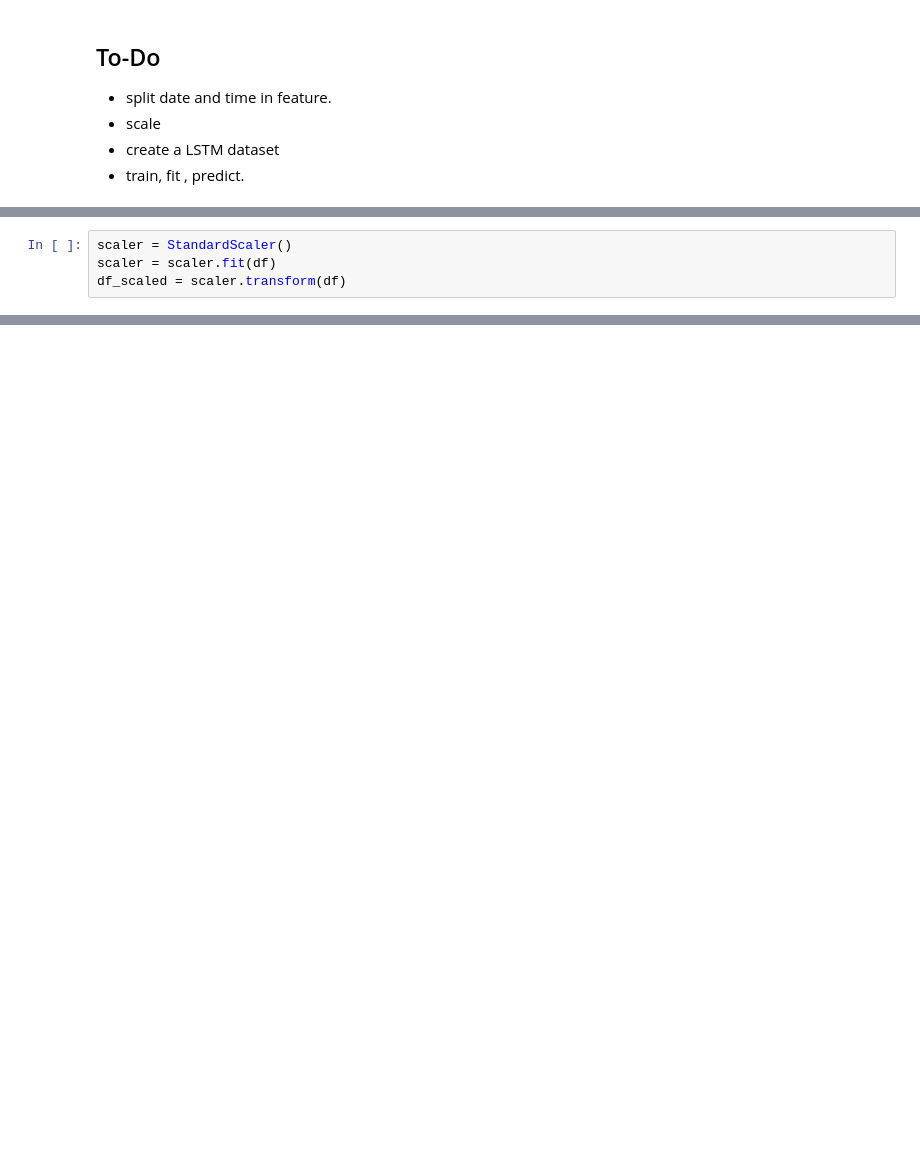
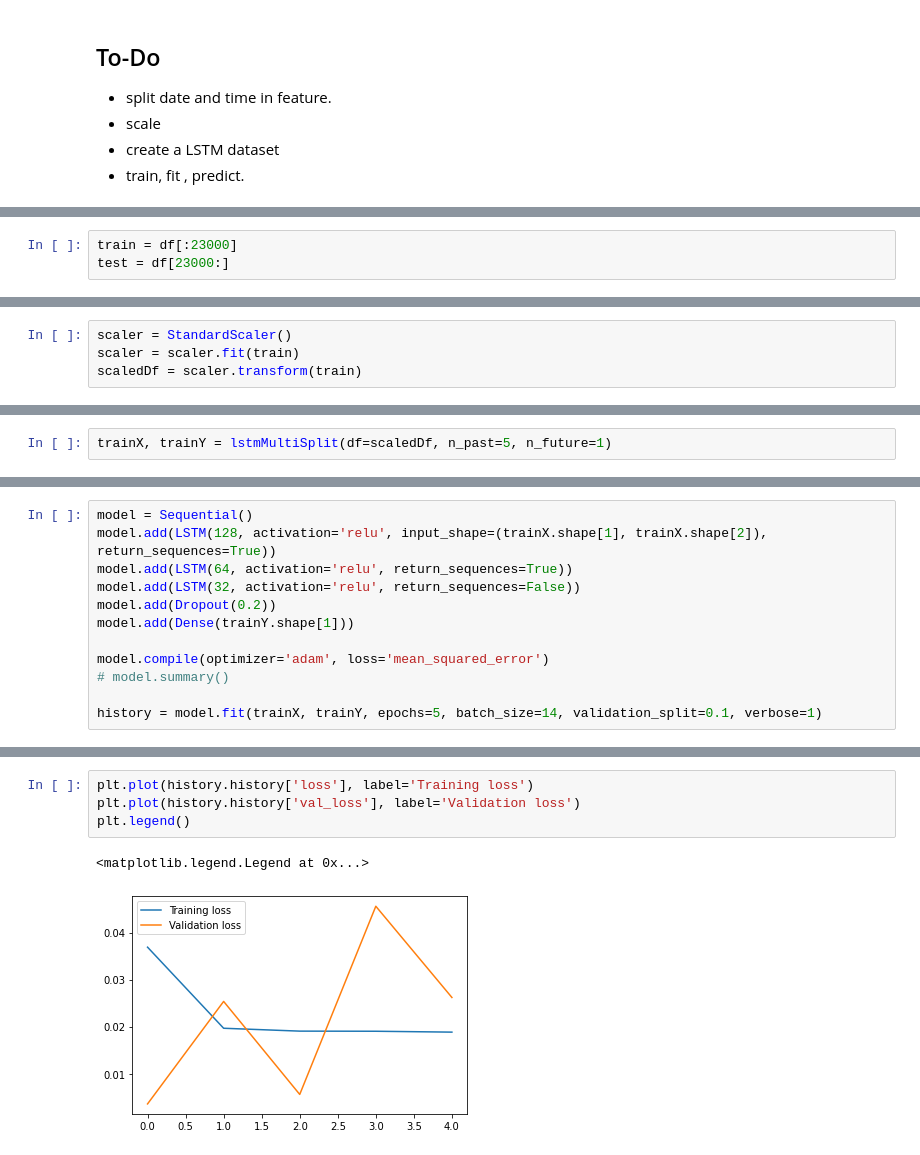
Before and after one commit to YashRevannavar/Auto-ML-On-De-Pollution, a Jupyter notebook: script/ml04.ipynb, the cells around one changed output, grey strips where cells are left out. Drawn from its saved outputs; the diff is of its cells as text; blank space fills up the shorter version.

Commit message:
almost final model in ml04

```diff
--- a/script/ml04.ipynb
+++ b/script/ml04.ipynb
@@ -24,0 +58,3 @@ trainDf = df[0:23810]
+# %%
+train = df[:23000]
+test = df[23000:]
@@ -25,4 +69,4 @@ trainDf = df[0:23810]
 # %%
 scaler = StandardScaler()
-scaler = scaler.fit(df)
-df_scaled = scaler.transform(df)
+scaler = scaler.fit(train)
+scaledDf = scaler.transform(train)
@@ -28,0 +92,2 @@ df_scaled = scaler.transform(df)
+# %%
+trainX, trainY = lstmMultiSplit(df=scaledDf, n_past=5, n_future=1)
@@ -28,0 +98,12 @@ df_scaled = scaler.transform(df)
+# %%
+model = Sequential()
+model.add(LSTM(128, activation='relu', input_shape=(trainX.shape[1], trainX.shape[2]), return_sequences=True))
+model.add(LSTM(64, activation='relu', return_sequences=True))
+model.add(LSTM(32, activation='relu', return_sequences=False))
+model.add(Dropout(0.2))
+model.add(Dense(trainY.shape[1]))
+
+model.compile(optimizer='adam', loss='mean_squared_error')
+# model.summary()
+
+history = model.fit(trainX, trainY, epochs=5, batch_size=14, validation_split=0.1, verbose=1)
@@ -28,0 +121,7 @@ df_scaled = scaler.transform(df)
+# %%
+plt.plot(history.history['loss'], label='Training loss')
+plt.plot(history.history['val_loss'], label='Validation loss')
+plt.legend()
+# %% [output]
+<matplotlib.legend.Legend at 0x...>
+[figure, added]
```
Also changed, not shown: parts of 22 cells of this notebook, 1 other file.
